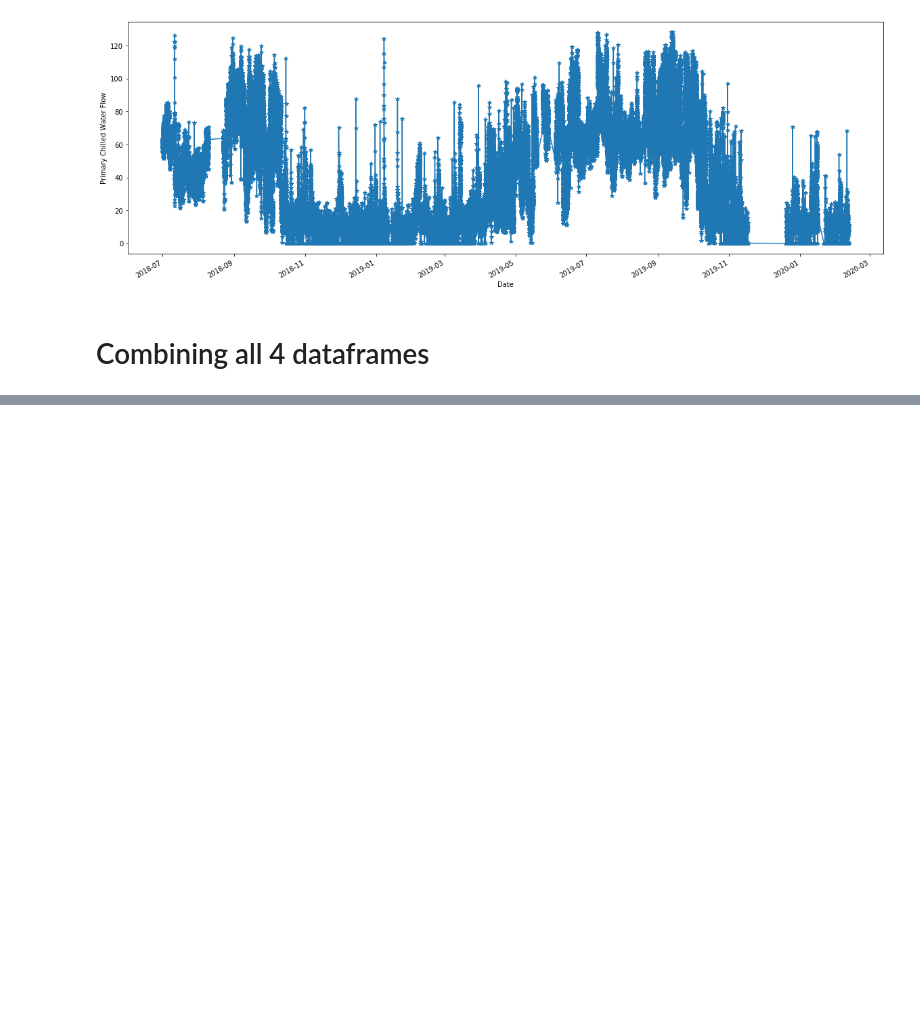
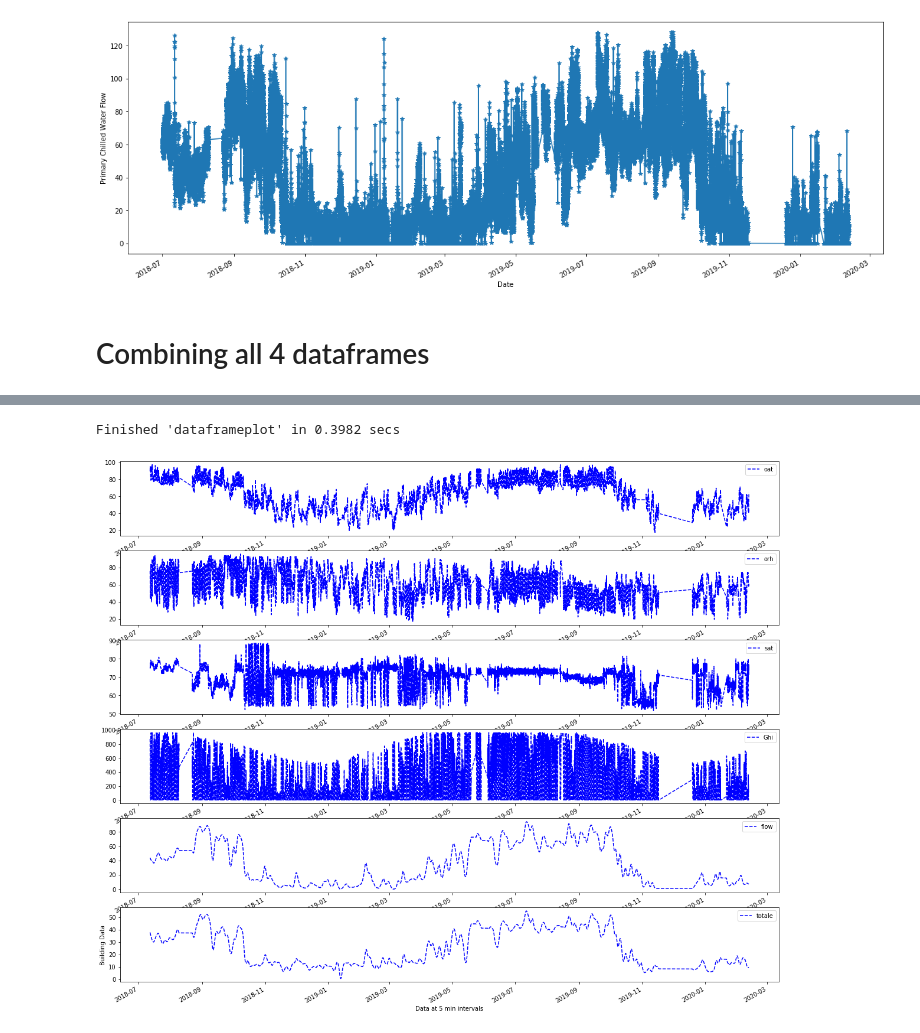
Before and after one commit to AvisekNaug/CDC2020, a Jupyter notebook: notebooks/Raw Data Processing.ipynb, the cells around one changed output, grey strips where cells are left out. Cells and saved outputs as stored; diff of their text form; code cells hidden in the pictures; blank space fills up the shorter version.

```diff
--- a/notebooks/Raw Data Processing.ipynb
+++ b/notebooks/Raw Data Processing.ipynb
@@ -310,0 +397,15 @@ df.to_pickle('../data/processed/buildingdata.pkl')
+# %%
+# Total energy is sum of heating and coling
+df_smoothed['totale'] = df_smoothed['hwe'] + df_smoothed['cwe']
+# dropping heating and cooling energy columns
+df_smoothed = df_smoothed.drop(columns=['hwe', 'cwe'])
+
+dp.dataframeplot(df=df_smoothed,
+                 style='-',
+                 xlabel='Data at 5 min intervals',
+                 ylabel='Building Data',
+                 legend=True,
+                 lazy=False)
+# %% [output]
+Finished 'dataframeplot' in 0.3982 secs
+[figure, added]
```
Also changed, not shown: parts of 9 cells of this notebook, 1 other file.
